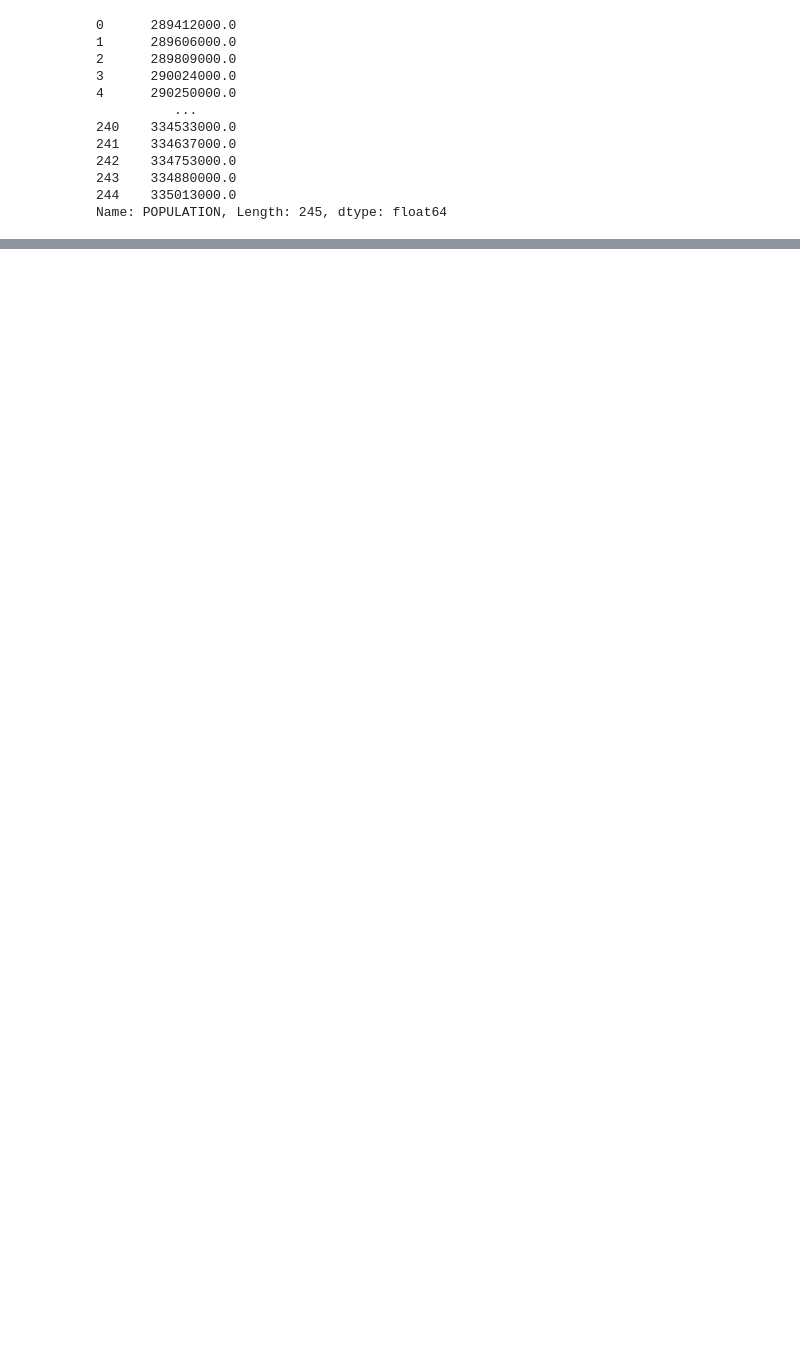
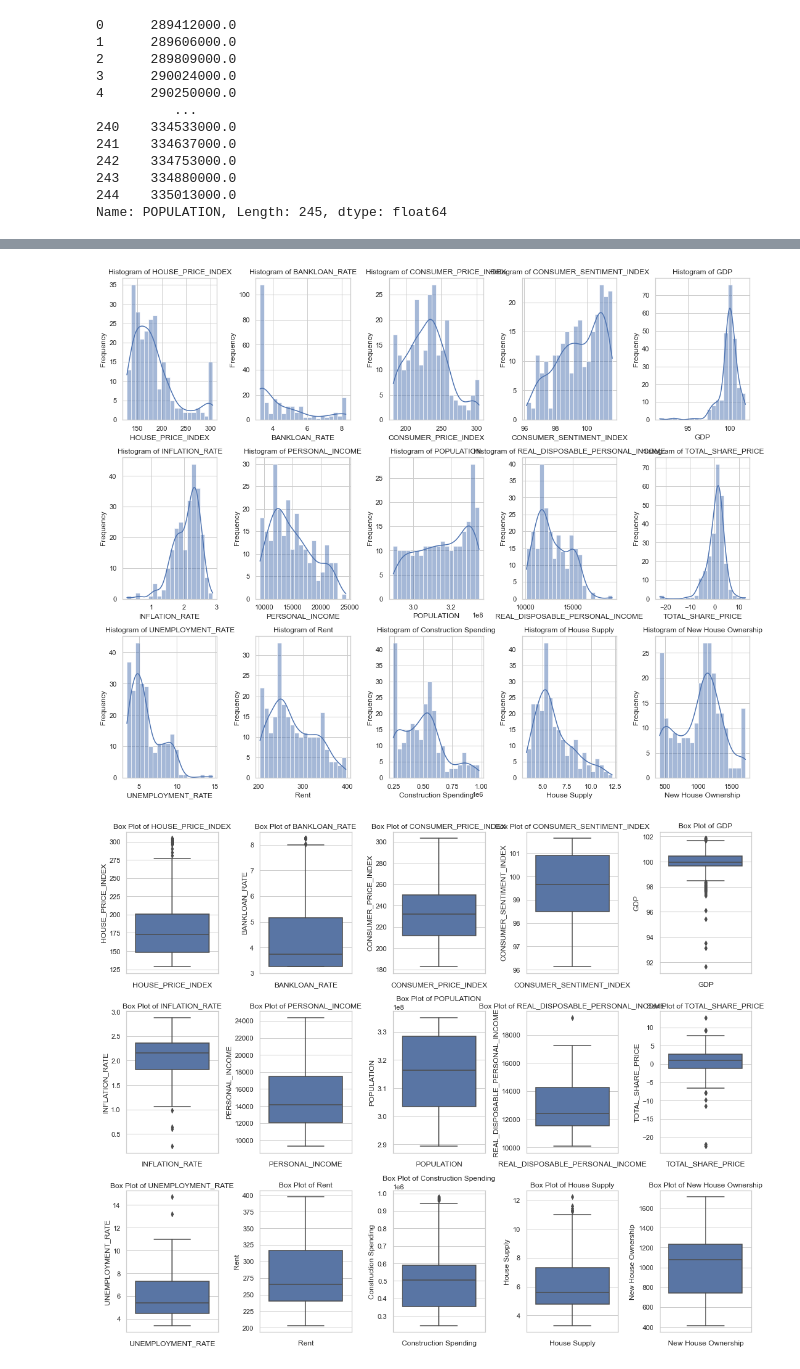
Before and after one commit to rbhattar07/HPI, a Jupyter notebook: main.ipynb, the cells around one changed output, grey strips where cells are left out. Drawn from its saved outputs; the diff is of its cells as text; code cells hidden in the pictures; blank space fills up the shorter version.

```diff
--- a/main.ipynb
+++ b/main.ipynb
@@ -141,15 +137,3 @@ main_df['POPULATION']
 243    334880000.0
 244    335013000.0
 Name: POPULATION, Length: 245, dtype: float64
-# %%
-main_df.columns
-
-main_df = main_df[[
-     'DATE','YEAR', 'MONTH', 'QUARTER', 'HOUSE_PRICE_INDEX',
-    'BANKLOAN_RATE', 'CONSUMER_PRICE_INDEX', 'CONSUMER_SENTIMENT_INDEX',
-    'GDP', 'INFLATION_RATE', 'PERSONAL_INCOME', 'POPULATION',
-    'REAL_DISPOSABLE_PERSONAL_INCOME', 'TOTAL_SHARE_PRICE',
-    'UNEMPLOYMENT_RATE'
-]]
-
-main_df
@@ -243,0 +191,54 @@ plt.show()
+# %%
+def visualize_data_distribution(dataframe, columns_to_visualize):
+
+    # Set the style for Seaborn plots
+    sns.set(style="whitegrid")
+
+    # Calculate the number of rows for subplots
+    num_columns = len(columns_to_visualize)
+    num_rows = num_columns // 2 + num_columns % 2
+
+    # Create histograms for selected columns
+    plt.figure(figsize=(15, 4 * num_rows))
+    for i, col in enumerate(columns_to_visualize):
+        plt.subplot(num_rows, 5, i + 1)
+        sns.histplot(dataframe[col], bins=20, kde=True)
+        plt.title(f'Histogram of {col}')
+        plt.xlabel(col)
+        plt.ylabel('Frequency')
+
+    plt.tight_layout()
+    plt.show()
+
+    # Create box plots for selected columns
+    plt.figure(figsize=(15, 4 * num_rows))
+    for i, col in enumerate(columns_to_visualize):
+        plt.subplot(num_rows, 5, i + 1)
+        sns.boxplot(data=dataframe, y=col)
+        plt.title(f'Box Plot of {col}')
+        plt.xlabel(col)
+
+    plt.tight_layout()
+    plt.show()
+
+    # Create scatter plots for pairs of selected columns (assuming 2 columns)
+    if len(columns_to_visualize) == 2:
+        plt.figure(figsize=(8, 6))
+        sns.scatterplot(data=dataframe, x=columns_to_visualize[0], y=columns_to_visualize[1], alpha=0.5)
+        plt.title(f'Scatter Plot: {columns_to_visualize[0]} vs. {columns_to_visualize[1]}')
+        plt.xlabel(columns_to_visualize[0])
+        plt.ylabel(columns_to_visualize[1])
+        plt.grid(True)
+        plt.show()
+
+
+columns_to_visualize = ['HOUSE_PRICE_INDEX', 'BANKLOAN_RATE', 'CONSUMER_PRICE_INDEX',
+       'CONSUMER_SENTIMENT_INDEX', 'GDP', 'INFLATION_RATE', 'PERSONAL_INCOME',
+       'POPULATION', 'REAL_DISPOSABLE_PERSONAL_INCOME', 'TOTAL_SHARE_PRICE',
+       'UNEMPLOYMENT_RATE', 'Rent', 'Construction Spending', 'House Supply',
+       'New House Ownership']
+
+visualize_data_distribution(main_df, columns_to_visualize)
+# %% [output]
+[figure, added]
+[figure, added]
```
Also changed, not shown: parts of 60 cells of this notebook.
